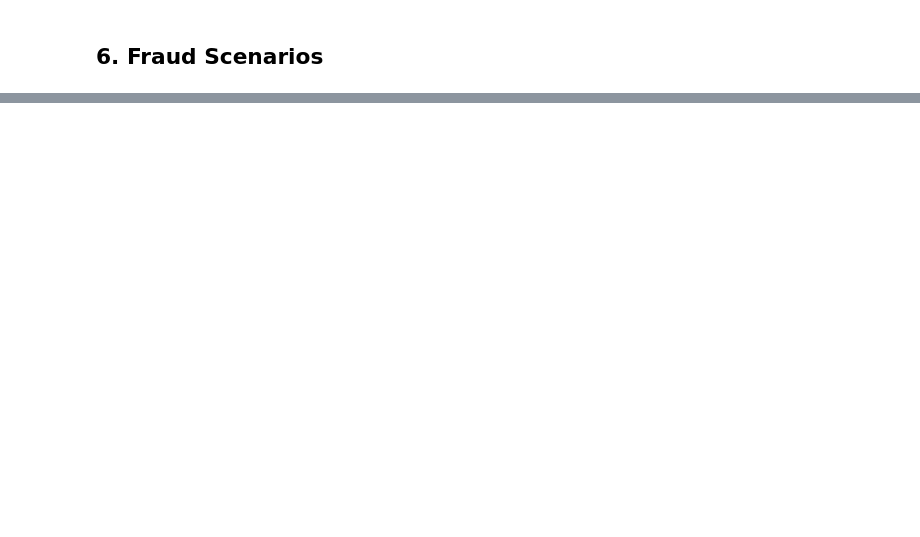
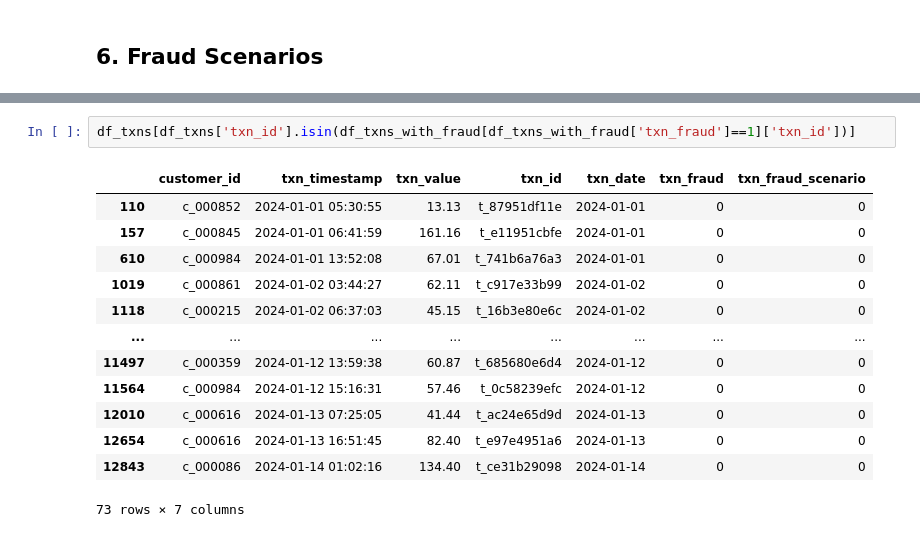
Before and after one commit to joshuavaple/credit-card-fraud-detection, a Jupyter notebook: notebooks/business_knowledge.ipynb, the cells around one changed output, grey strips where cells are left out. Saved outputs shown, nothing was run; the diff lists cells and outputs as text; blank space fills up the shorter version.

```diff
--- a/notebooks/business_knowledge.ipynb
+++ b/notebooks/business_knowledge.ipynb
@@ -519,0 +670,16 @@ df_customers[df_customers['customer_id'].isin(scenario_1_customers)]
+# %%
+df_txns[df_txns['txn_id'].isin(df_txns_with_fraud[df_txns_with_fraud['txn_fraud']==1]['txn_id'])]
+# %% [output]
+|  | customer_id | txn_timestamp | txn_value | txn_id | txn_date | txn_fraud | txn_fraud_scenario |
+| 110 | c_000852 | 2024-01-01 05:30:55 | 13.13 | t_87951df11e | 2024-01-01 | 0 | 0 |
+| 157 | c_000845 | 2024-01-01 06:41:59 | 161.16 | t_e11951cbfe | 2024-01-01 | 0 | 0 |
+| 610 | c_000984 | 2024-01-01 13:52:08 | 67.01 | t_741b6a76a3 | 2024-01-01 | 0 | 0 |
+| 1019 | c_000861 | 2024-01-02 03:44:27 | 62.11 | t_c917e33b99 | 2024-01-02 | 0 | 0 |
+| 1118 | c_000215 | 2024-01-02 06:37:03 | 45.15 | t_16b3e80e6c | 2024-01-02 | 0 | 0 |
+| ... | ... | ... | ... | ... | ... | ... | ... |
+| 11497 | c_000359 | 2024-01-12 13:59:38 | 60.87 | t_685680e6d4 | 2024-01-12 | 0 | 0 |
+| 11564 | c_000984 | 2024-01-12 15:16:31 | 57.46 | t_0c58239efc | 2024-01-12 | 0 | 0 |
+| 12010 | c_000616 | 2024-01-13 07:25:05 | 41.44 | t_ac24e65d9d | 2024-01-13 | 0 | 0 |
+| 12654 | c_000616 | 2024-01-13 16:51:45 | 82.40 | t_e97e4951a6 | 2024-01-13 | 0 | 0 |
+| 12843 | c_000086 | 2024-01-14 01:02:16 | 134.40 | t_ce31b29098 | 2024-01-14 | 0 | 0 |
+73 rows × 7 columns
```
Also changed, not shown: parts of 22 cells of this notebook.
